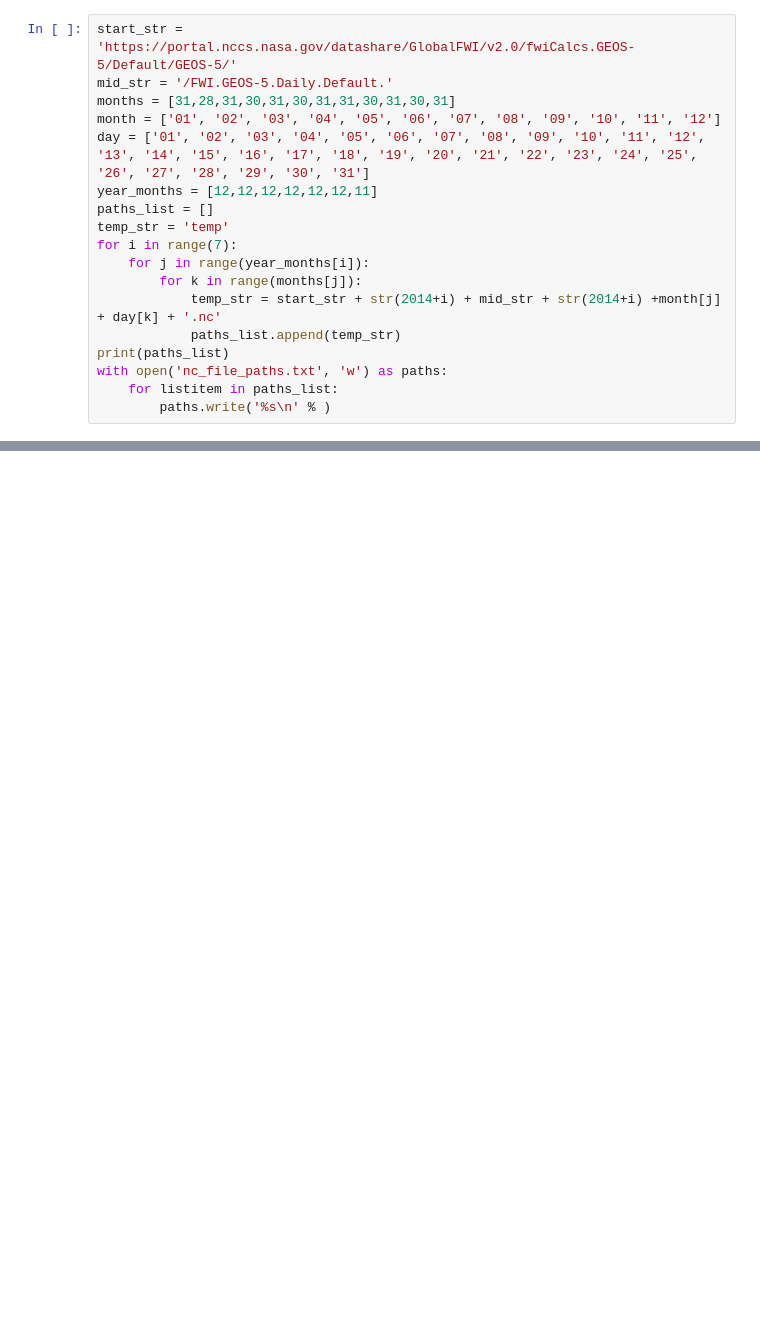
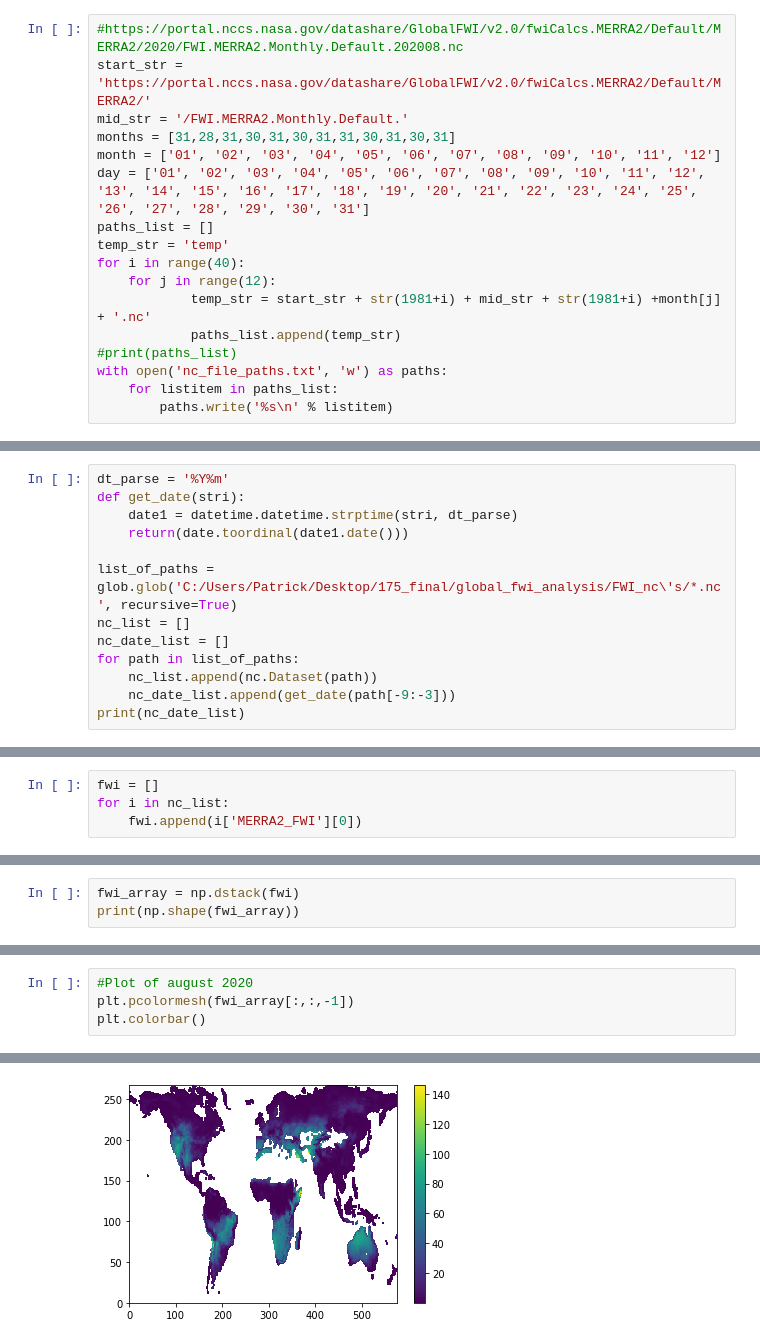
Before and after one commit to patrick-naylor/Global-FWI-ONI-Relationship, a Jupyter notebook: Get_Data.ipynb, the cells around one changed output, grey strips where cells are left out. Saved outputs shown, nothing was run; the diff lists cells and outputs as text; blank space fills up the shorter version.

Commit message:
Begun analysis of data shifting goal towards correlating fwi with deforestation of the amazon

```diff
--- a/Get_Data.ipynb
+++ b/Get_Data.ipynb
@@ -1,18 +11,17 @@
 # %%
-start_str = 'https://portal.nccs.nasa.gov/datashare/GlobalFWI/v2.0/fwiCalcs.GEOS-5/Default/GEOS-5/'
-mid_str = '/FWI.GEOS-5.Daily.Default.'
+#https://portal.nccs.nasa.gov/datashare/GlobalFWI/v2.0/fwiCalcs.MERRA2/Default/MERRA2/2020/FWI.MERRA2.Monthly.Default.202008.nc
+start_str = 'https://portal.nccs.nasa.gov/datashare/GlobalFWI/v2.0/fwiCalcs.MERRA2/Default/MERRA2/'
+mid_str = '/FWI.MERRA2.Monthly.Default.'
 months = [31,28,31,30,31,30,31,31,30,31,30,31]
 month = ['01', '02', '03', '04', '05', '06', '07', '08', '09', '10', '11', '12']
 day = ['01', '02', '03', '04', '05', '06', '07', '08', '09', '10', '11', '12', '13', '14', '15', '16', '17', '18', '19', '20', '21', '22', '23', '24', '25', '26', '27', '28', '29', '30', '31']
-year_months = [12,12,12,12,12,12,11]
 paths_list = []
 temp_str = 'temp'
-for i in range(7):
-    for j in range(year_months[i]):
-        for k in range(months[j]):
-            temp_str = start_str + str(2014+i) + mid_str + str(2014+i) +month[j] + day[k] + '.nc'
+for i in range(40):
+    for j in range(12):
+            temp_str = start_str + str(1981+i) + mid_str + str(1981+i) +month[j]  + '.nc'
             paths_list.append(temp_str)
-print(paths_list)
+#print(paths_list)
 with open('nc_file_paths.txt', 'w') as paths:
     for listitem in paths_list:
-        paths.write('%s\n' % )
+        paths.write('%s\n' % listitem)
@@ -20,0 +28,13 @@ with open('nc_file_paths.txt', 'w') as paths:
+# %%
+dt_parse = '%Y%m'
+def get_date(stri):
+    date1 = datetime.datetime.strptime(stri, dt_parse)
+    return(date.toordinal(date1.date()))
+
+list_of_paths = glob.glob('C:/Users/Patrick/Desktop/175_final/global_fwi_analysis/FWI_nc\'s/*.nc', recursive=True)
+nc_list = []
+nc_date_list = []
+for path in list_of_paths:
+    nc_list.append(nc.Dataset(path))
+    nc_date_list.append(get_date(path[-9:-3]))
+print(nc_date_list)
@@ -20,0 +64,4 @@ with open('nc_file_paths.txt', 'w') as paths:
+# %%
+fwi = []
+for i in nc_list:
+    fwi.append(i['MERRA2_FWI'][0])
@@ -20,0 +71,3 @@ with open('nc_file_paths.txt', 'w') as paths:
+# %%
+fwi_array = np.dstack(fwi)
+print(np.shape(fwi_array))
@@ -20,0 +76,5 @@ with open('nc_file_paths.txt', 'w') as paths:
+# %%
+#Plot of august 2020
+plt.pcolormesh(fwi_array[:,:,-1])
+plt.colorbar()
+# %% [output]
@@ -20,0 +82 @@ with open('nc_file_paths.txt', 'w') as paths:
+[figure, added]
```
Also changed, not shown: parts of 16 cells of this notebook.
